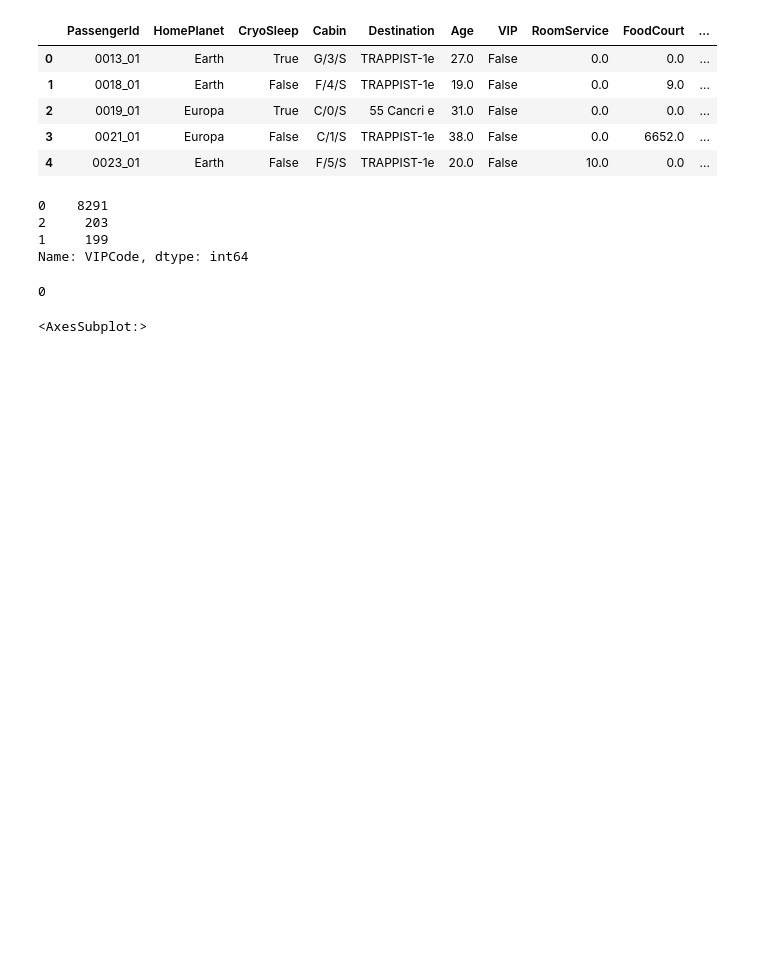
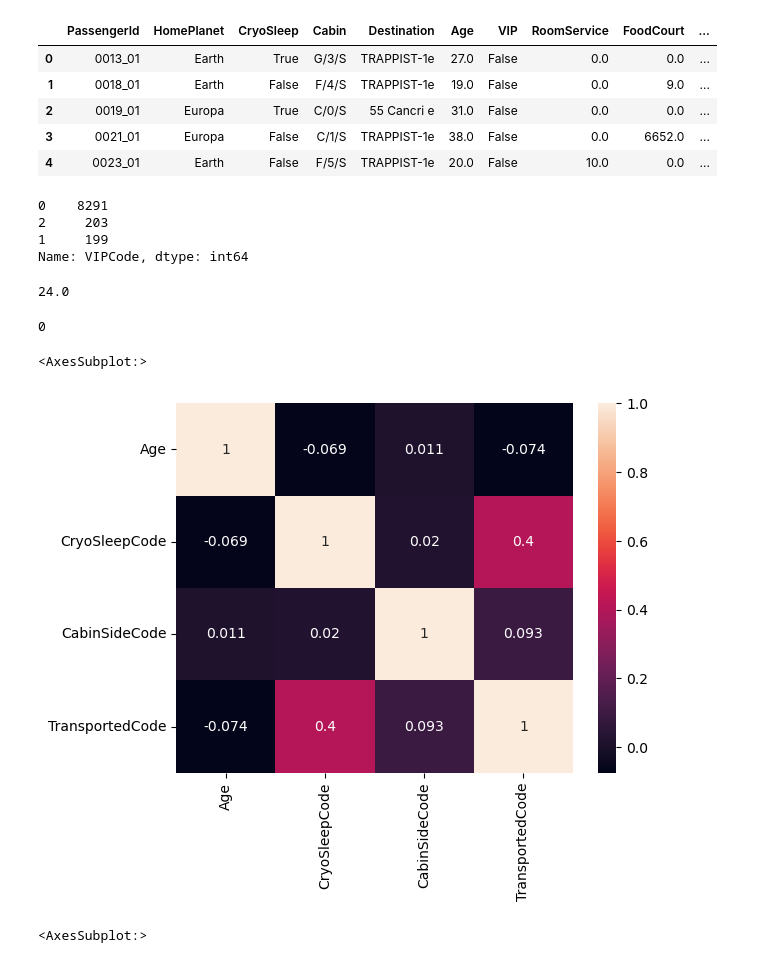
Before and after one commit to kartikgupta89/datascience-kaggle, a Jupyter notebook: c2-spaceship-titanic.ipynb, the cells around one changed output. Saved outputs shown, nothing was run; the diff lists cells and outputs as text; code cells hidden in the pictures; blank space fills up the shorter version.

```diff
--- a/c2-spaceship-titanic.ipynb
+++ b/c2-spaceship-titanic.ipynb
@@ -307,15 +307,22 @@ train_data['VIPCode'].value_counts()
 2     203
 1     199
 Name: VIPCode, dtype: int64
+# %%
+train_data.Age.mode()[0]
+# %% [output]
+24.0
 # %%
-train_data.Age.fillna(train_data.Age.mean(), inplace=True)
-test_data.Age.fillna(test_data.Age.mean(), inplace=True)
+train_data.Age.fillna(train_data.Age.mode()[0], inplace=True)
+test_data.Age.fillna(test_data.Age.mode()[0], inplace=True)
 train_data.Age.isna().sum()
-test_data.Age.isna().sum()
+# test_data.Age.isna().sum()
 # %% [output]
 0
 # %%
-# sns.heatmap(data=train_data[['Age','HomePlanetCode','DestinationCode','CryoSleepCode','CabinSideCode','TransportedCode']].corr(), annot=True)
+sns.heatmap(data=train_data[['Age','CryoSleepCode','CabinSideCode','TransportedCode']].corr(), annot=True)
+# %% [output]
+<AxesSubplot:>
+[figure, added]
 # %%
 plt.figure(figsize=(8,4))
 sns.boxplot(data=train_data[['HomePlanet','Destination','CryoSleepCode','CabinSideCode','VIPCode','Age']])
```
Also changed, not shown: parts of 3 cells of this notebook.
